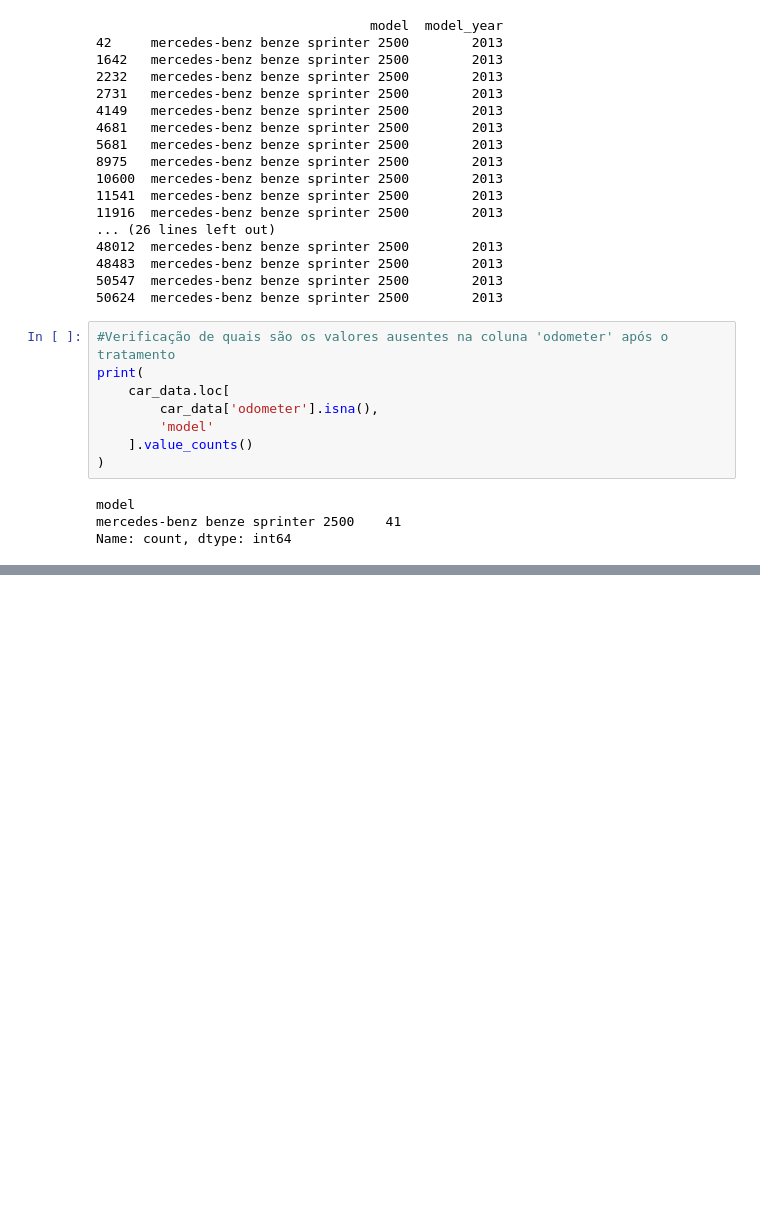
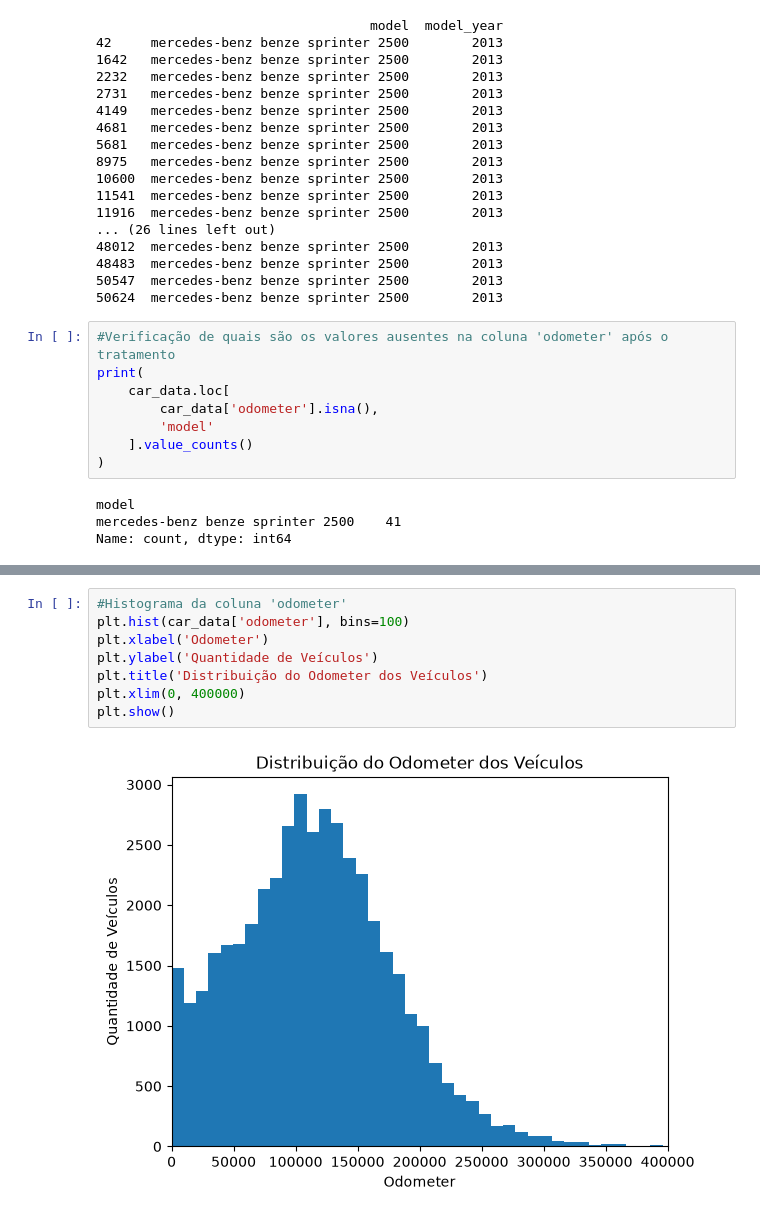
Before and after one commit to jorgems2020/my_project_sprint5, a Jupyter notebook: notebooks/EDA.ipynb, the cells around one changed output, grey strips where cells are left out. Cells and saved outputs as stored; diff of their text form; blank space fills up the shorter version.

```diff
--- a/notebooks/EDA.ipynb
+++ b/notebooks/EDA.ipynb
@@ -291,0 +302,10 @@ print(car_data['odometer'].isna().sum())
+# %%
+#Histograma da coluna 'odometer'
+plt.hist(car_data['odometer'], bins=100)
+plt.xlabel('Odometer')
+plt.ylabel('Quantidade de Veículos')
+plt.title('Distribuição do Odometer dos Veículos')
+plt.xlim(0, 400000)
+plt.show()
+# %% [output]
+[figure, added]
```
Also changed, not shown: parts of 14 cells of this notebook.
